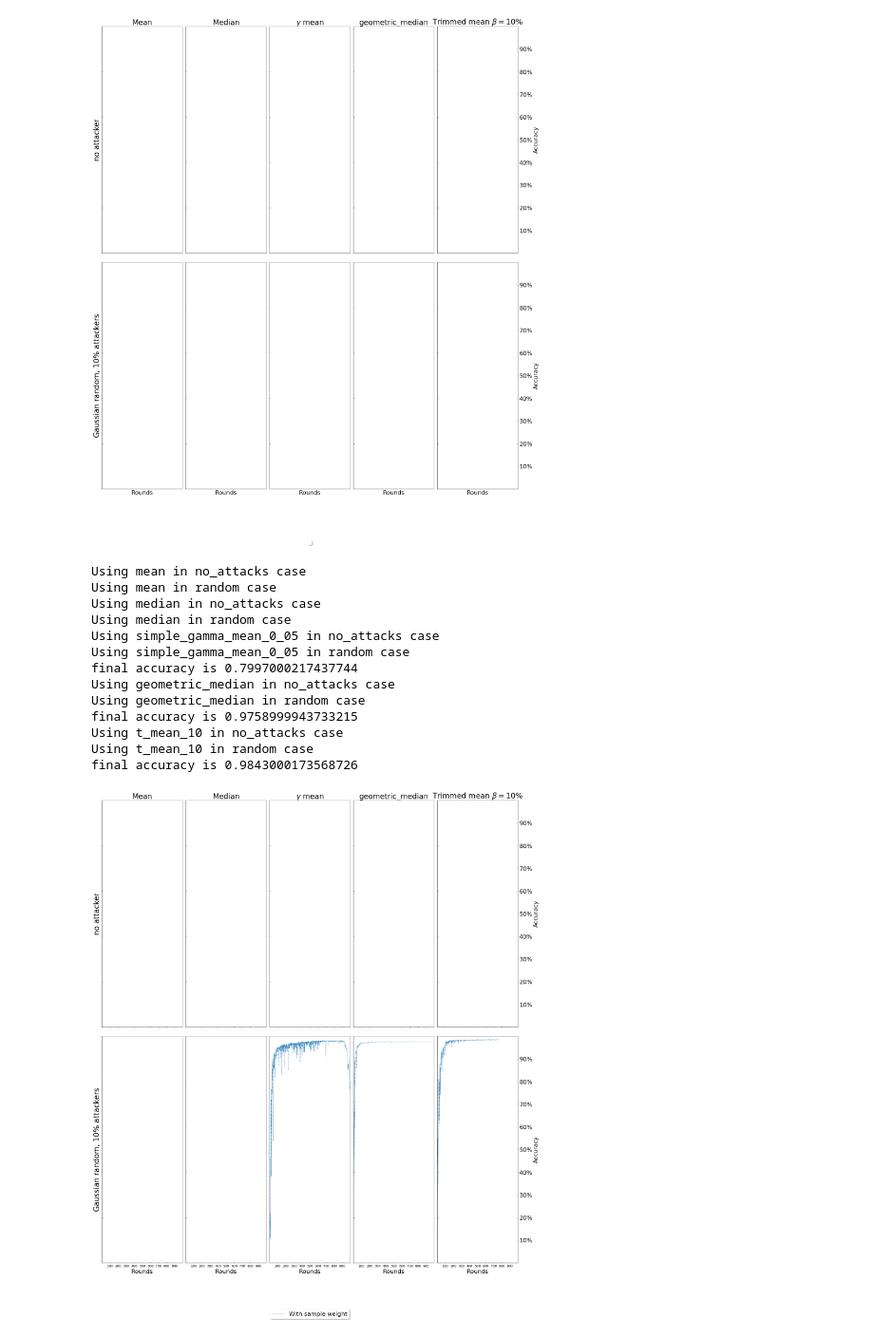
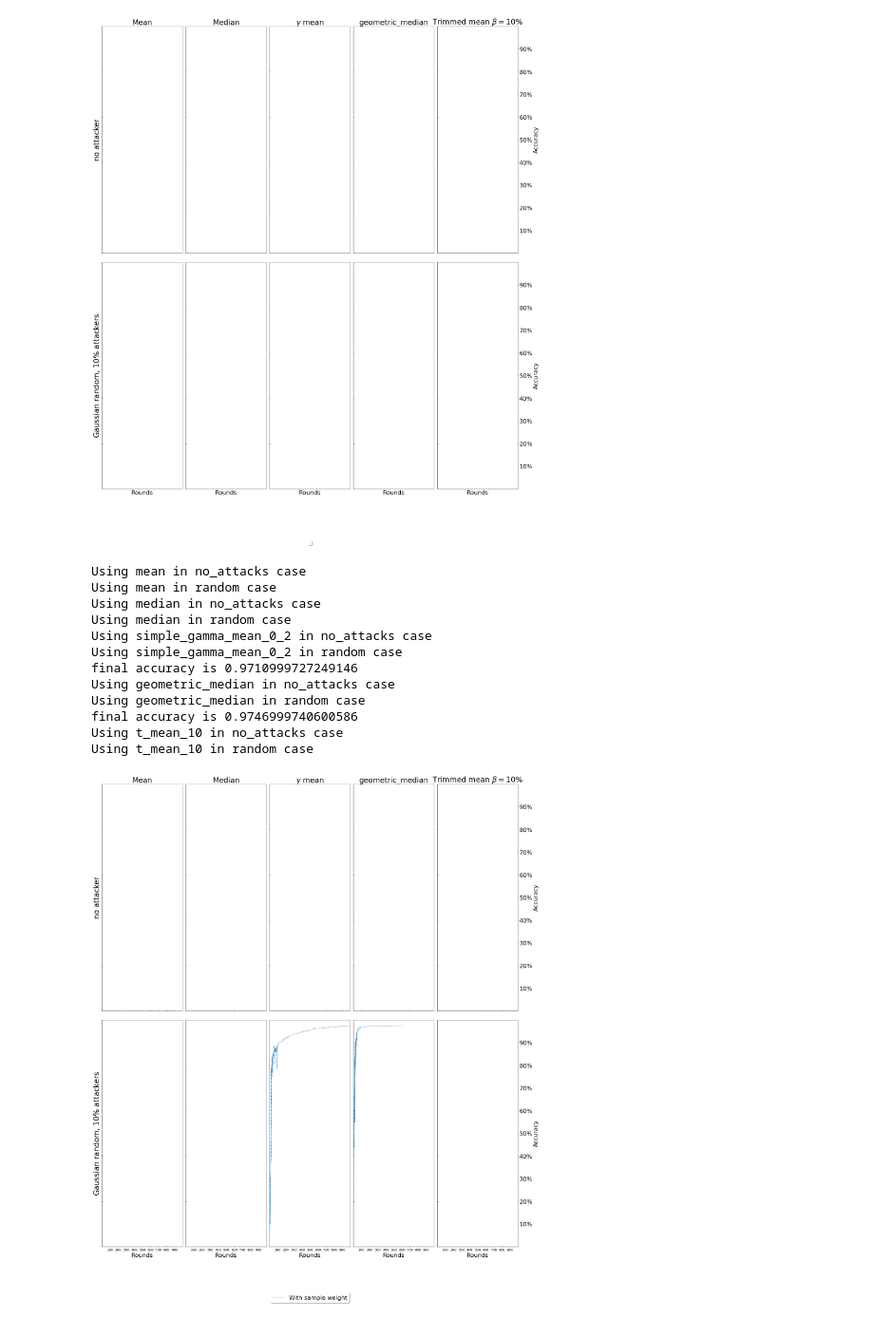
Before and after one commit to CenjhihLi/robust_federated_learning, a Jupyter notebook: mnist_results_plots.ipynb, the cells around one changed output. Shown: that part at 95% size. Saved outputs shown, nothing was run; the diff lists cells and outputs as text; code cells hidden in the pictures.

```diff
--- a/mnist_results_plots.ipynb
+++ b/mnist_results_plots.ipynb
@@ -202,7 +202,7 @@ for i in range(nrows):
 #     plt.setp(ax3.get_yticklabels(), visible=True)
 
 
-for i, aggr in enumerate(['mean', 'median', 'simple_gamma_mean_0_05', 'geometric_median', 't_mean_10']):
+for i, aggr in enumerate(['mean', 'median', 'simple_gamma_mean_0_2', 'geometric_median', 't_mean_10']):
     attack_type = 'no_attacks'
     exp_f1 = [
         (f'experiments/{experiment}_{attack_type}/seed_{seed}/{aggr}_w_cpr_{cpr}', f'{aggr}[W] byz', 1, '-'),
@@ -223,36 +223,35 @@ ax8.legend(
 #     handles=(plt.Line2D([0], [0], color=color, linestyle='-'),
 #                     plt.Line2D([0], [0], color=color, alpha=0.8, linestyle='-.'),
 #                     plt.Line2D([0], [0], color=color, alpha=0.6, linestyle=':')),     # The line objects
            labels=['With sample weight', 'Ignore sample weight'],   # The labels for each line
            loc="lower center",   # Position of legend
 #            borderpad=0.8,    # Small spacing around legend box
 #            title="Preprocessing",  # Title for the legend
 #            mode='expand',
 #            numpoints=1,# loc=4,
          fontsize=MEDIUM_SIZE,
            bbox_to_anchor=(0.5,-0.26),
            fancybox=True,
             shadow=True,
            ncol=3
 )
 for ax in axs.flat:
     ax.tick_params(direction="in")
     ax.margins(0)
     ax.label_outer()
 
 #fig.savefig('CNN_attackers_10%.pdf', format='pdf', bbox_inches='tight')
 # %% [output]
 Using mean in no_attacks case
 Using mean in random case
 Using median in no_attacks case
 Using median in random case
-Using simple_gamma_mean_0_05 in no_attacks case
-Using simple_gamma_mean_0_05 in random case
-final accuracy is 0.7997000217437744
+Using simple_gamma_mean_0_2 in no_attacks case
+Using simple_gamma_mean_0_2 in random case
+final accuracy is 0.9710999727249146
 Using geometric_median in no_attacks case
 Using geometric_median in random case
-final accuracy is 0.9758999943733215
+final accuracy is 0.9746999740600586
 Using t_mean_10 in no_attacks case
 Using t_mean_10 in random case
-final accuracy is 0.9843000173568726
-[figure, old version]
+[figure, new version]
```
Also changed, not shown: 2 other files.
